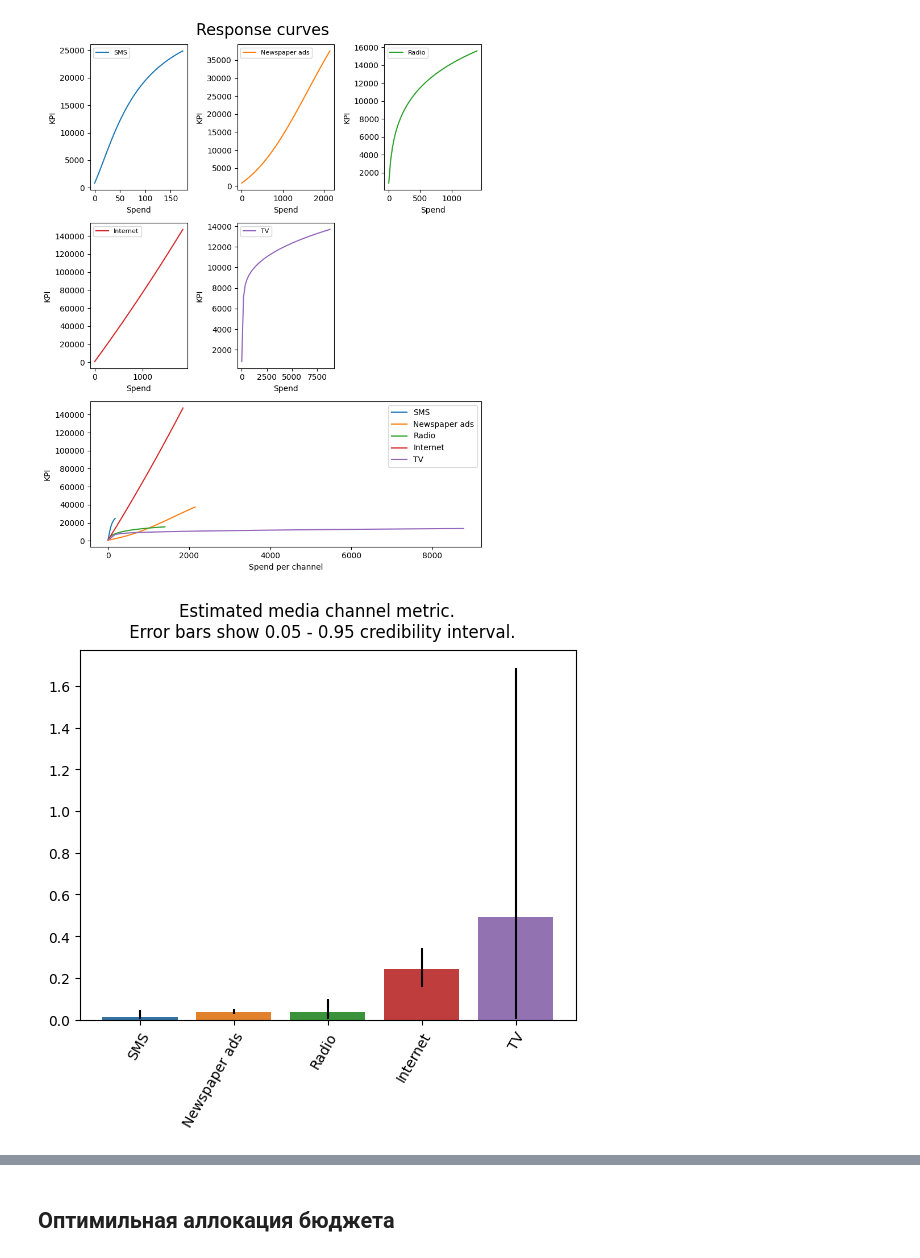
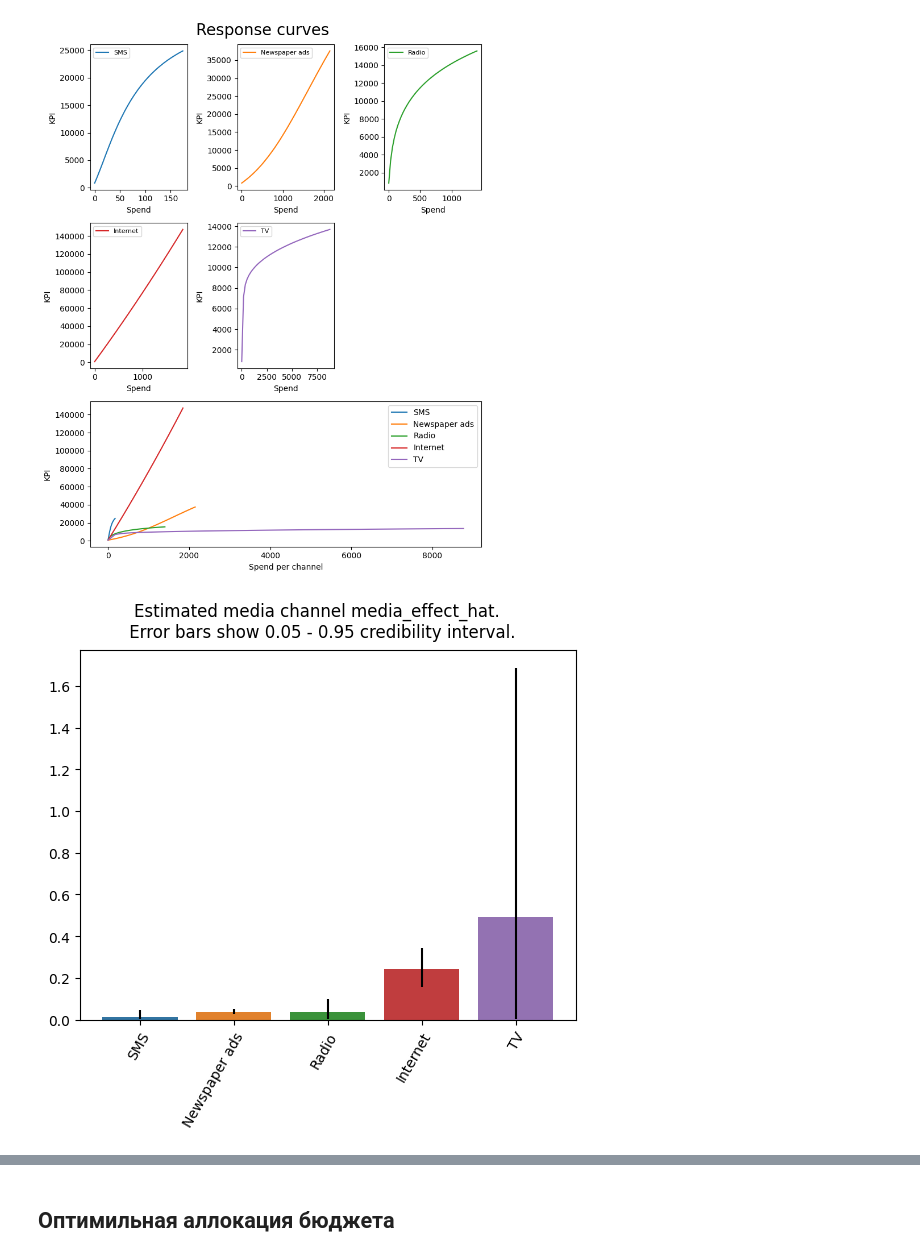
Before and after one commit to nikita-ds/lectures_and_seminars, a Jupyter notebook: ml_in_business/seminars/Seminar_7_MMM.ipynb, the cells around one changed output, grey strips where cells are left out. Cells and saved outputs as stored; diff of their text form; code cells hidden in the pictures.

```diff
--- a/ml_in_business/seminars/Seminar_7_MMM.ipynb
+++ b/ml_in_business/seminars/Seminar_7_MMM.ipynb
@@ -437,8 +437,9 @@ plot_response_curves(media_mix_model=real_mmm, media_scaler=real_media_scaler, t
 # %%
 real_media_effect_hat, real_roi_hat = real_mmm.get_posterior_metrics(real_media_prior # подадим реальный кост
                                                                      , cost_scaler = real_cost_scaler
                                                                      , target_scaler = real_target_scaler)
 
-plot_bars_media_metrics(metric=real_media_effect_hat, channel_names=real_media_names)
+plot_bars_media_metrics(metric=real_media_effect_hat, channel_names=real_media_names, metric_name="media_effect_hat")
+# media_contribution_hat_pct: The average media contribution percentage for each channel.
 # %% [output]
-[figure, old version]
+[figure, new version]
```
Also changed, not shown: parts of 2 cells of this notebook.
